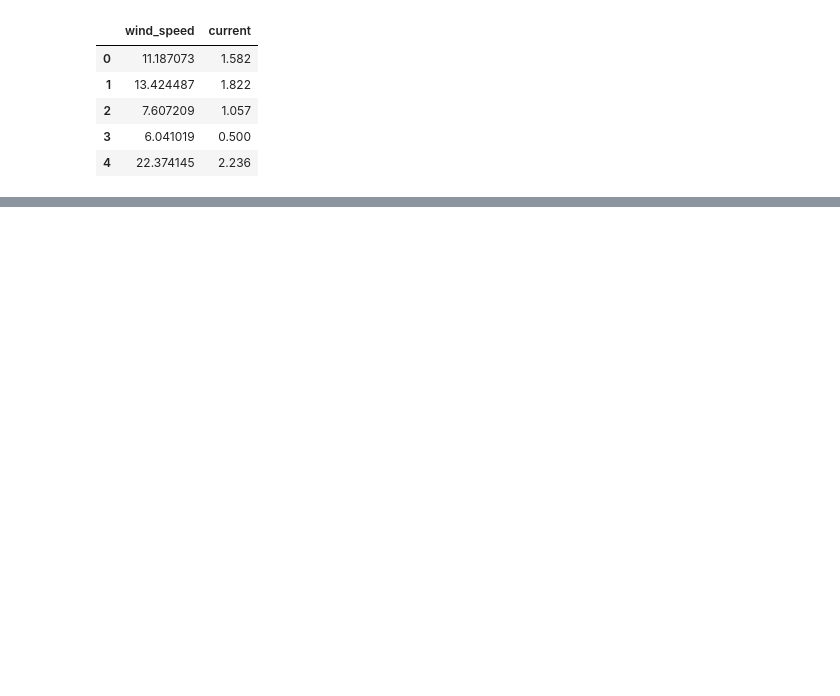
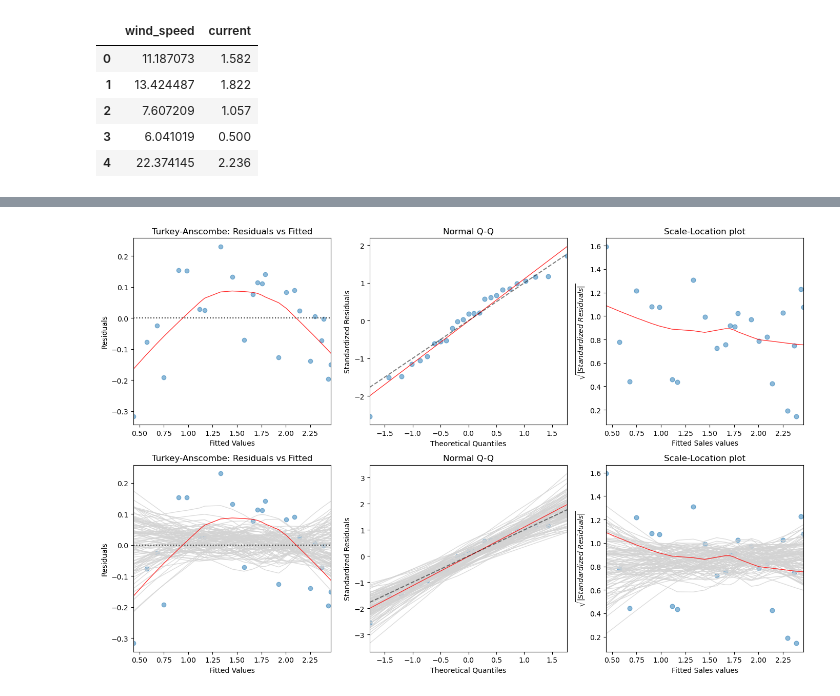
Before and after one commit to justinmeckmann1/STAT, a Jupyter notebook: SW02/exercises/sw_02.ipynb, the cells around one changed output, grey strips where cells are left out. Saved outputs shown, nothing was run; the diff lists cells and outputs as text; code cells hidden in the pictures; blank space fills up the shorter version.

```diff
--- a/SW02/exercises/sw_02.ipynb
+++ b/SW02/exercises/sw_02.ipynb
@@ -42,0 +65,22 @@ plt.show()
+# %%
+# 2.1 b) First aid transformation (log)
+x = np.log(data["wind_speed"])
+y = data["current"]
+
+x_sm = sm.add_constant(x)
+model = sm.OLS(y, x_sm).fit()
+fig = plt.figure(figsize = (14,9))
+fig = get_residual_plots(model, fig)
+plt.show()
+
+# Tukey-Anscombe: The banana-like shape of the smoothing line suggests again that the expected value is not constant zero. This structure is as well
+# visible in the graphics containing the simulated curves, where the (red) smoothing line is not entirely part of the band of simulated curves.
+#
+# Normal Plot: The data points scatter near to the straight line, with the exception of observation 25, which shows a strong deviation from the straight
+# line and falls outside of the band of simulated curves. This outlier seems to violate the normal distribution assumption.
+#
+# Scale-Location: The smoothing line follows a wave-like curve and, in addition to that, touches the border of the grey region with the simulated curves.
+#
+# Conclusion: This model ﬁt is as well insufﬁcient and shows peculiarities in all three diagnosis plots.
+# %% [output]
+[figure, added]
```
Also changed, not shown: parts of 14 cells of this notebook, 2 other files.
